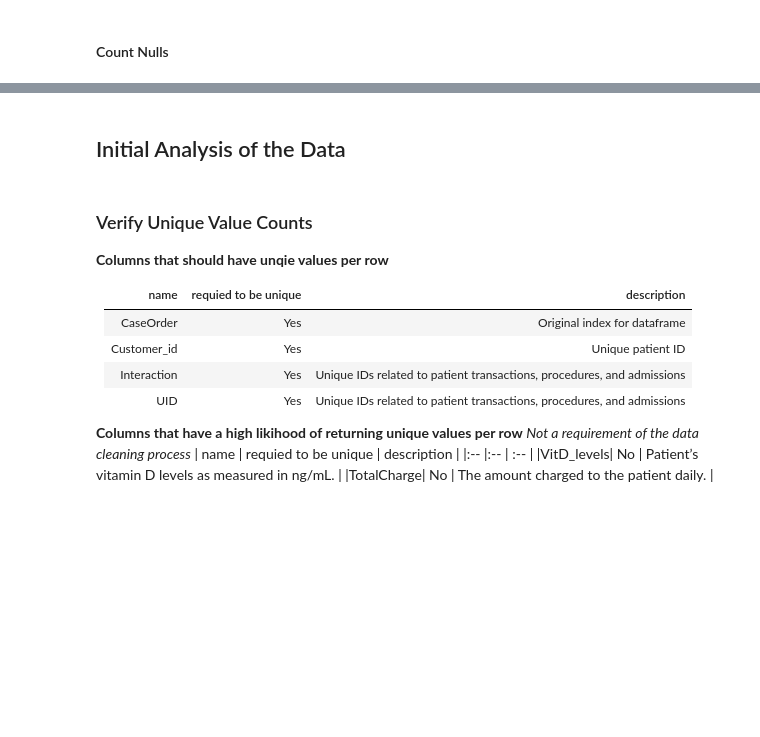
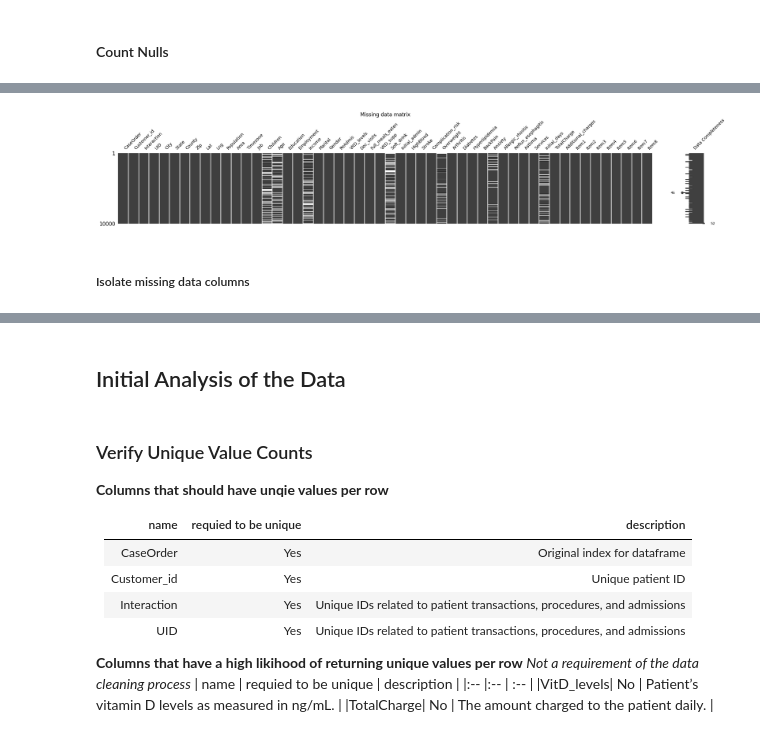
Before and after one commit to drusho/WGU, a Jupyter notebook: d206 - Data Cleaning/Assessment/assessment.ipynb, the cells around one changed output, grey strips where cells are left out. Drawn from its saved outputs; the diff is of its cells as text; code cells hidden in the pictures; blank space fills up the shorter version.

```diff
--- a/d206 - Data Cleaning/Assessment/assessment.ipynb
+++ b/d206 - Data Cleaning/Assessment/assessment.ipynb
@@ -165,0 +195,10 @@ Top 10 Null Counts by Column Name
+# %%
+# visualize missing values with missingno
+msno.matrix(df_dup_drop, fontsize=10, labels=True,
+            figsize=(25, 3))  # show headers
+plt.title("Missing data matrix")
+plt.show()
+# %% [output]
+[figure, added]
+# %% [markdown]
+##### Isolate missing data columns
```
Also changed, not shown: parts of 32 cells of this notebook, 1 other file.
